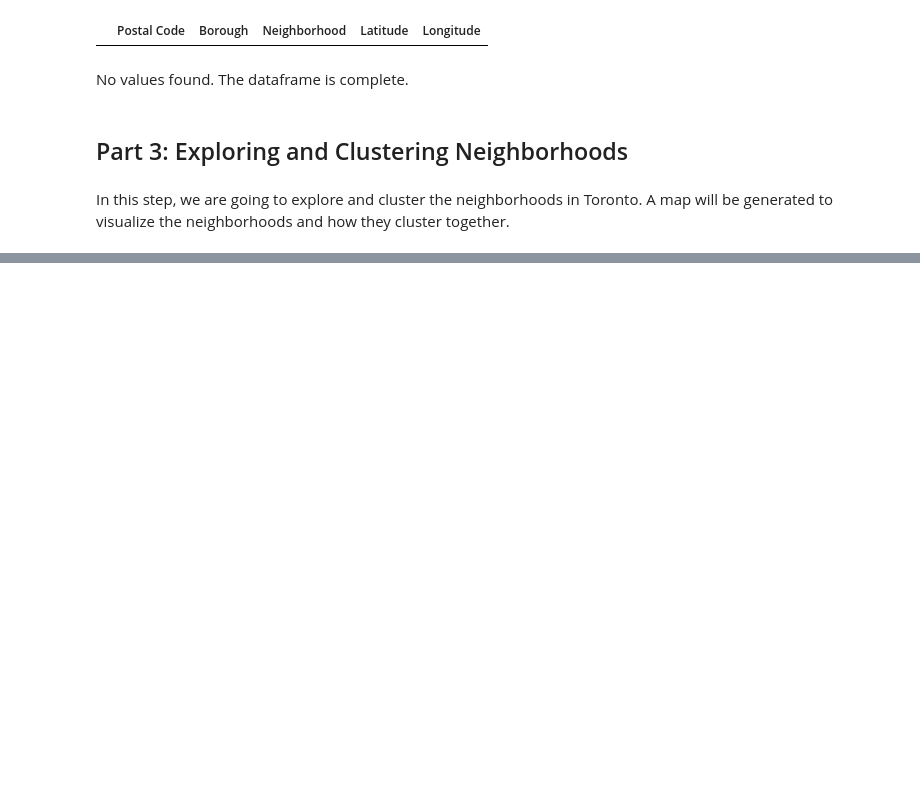
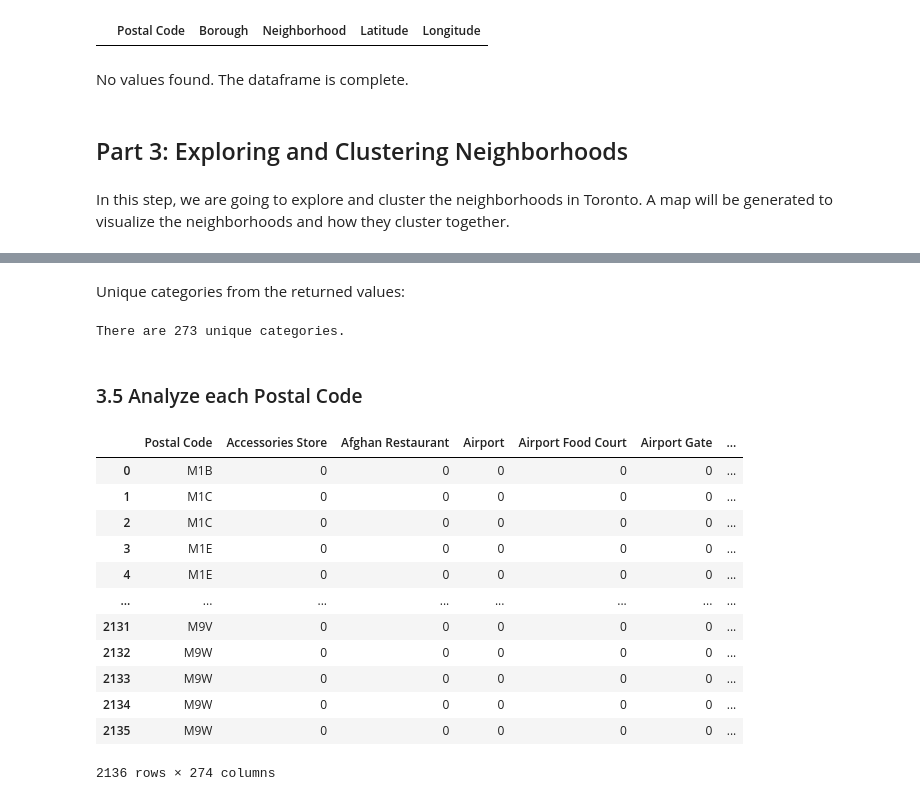
Before and after one commit to rcdpereira/Coursera_Capstone, a Jupyter notebook: Coursera_Capstone_Week-3.ipynb, the cells around one changed output, grey strips where cells are left out. Saved outputs shown, nothing was run; the diff lists cells and outputs as text; code cells hidden in the pictures; blank space fills up the shorter version.

```diff
--- a/Coursera_Capstone_Week-3.ipynb
+++ b/Coursera_Capstone_Week-3.ipynb
@@ -134,0 +220,27 @@ In this step, we are going to explore and cluster the neighborhoods in Toronto.
+# %%
+# function that extracts the category of the venue
+def get_category_type(row):
+    try:
+        categories_list = row['categories']
+    except:
+        categories_list = row['venue.categories']
+
+    if len(categories_list) == 0:
+        return None
+    else:
+        return categories_list[0]['name']
+# %%
+venues = results['response']['groups'][0]['items']
+nearby_venues = pd.json_normalize(venues) # flatten JSON
+
+# filter columns
+filtered_columns = ['venue.name', 'venue.categories', 'venue.location.lat', 'venue.location.lng']
+nearby_venues = nearby_venues.loc[:, filtered_columns]
+
+# filter the category for each row
+nearby_venues['venue.categories'] = nearby_venues.apply(get_category_type, axis=1)
+
+# clean columns
+nearby_venues.columns = [col.split(".")[-1] for col in nearby_venues.columns]
+
+nearby_venues.head()
@@ -134,0 +298,5 @@ In this step, we are going to explore and cluster the neighborhoods in Toronto.
+# %%
+toronto_venues = getNearbyVenues(postcodes=df['Postal Code'],
+                                   latitudes=df['Latitude'],
+                                   longitudes=df['Longitude']
+                                  )
@@ -134,0 +335,34 @@ In this step, we are going to explore and cluster the neighborhoods in Toronto.
+# %% [markdown]
+Unique categories from the returned values:
+# %%
+print('There are {} unique categories.'.format(len(toronto_venues['Venue Category'].unique())))
+# %% [output]
+There are 273 unique categories.
+# %% [markdown]
+### 3.5 Analyze each Postal Code
+# %%
+# one hot encoding
+toronto_onehot = pd.get_dummies(toronto_venues[['Venue Category']], prefix="", prefix_sep="")
+
+# add postal code column back to dataframe
+toronto_onehot['Postal Code'] = toronto_venues['Postal Code']
+
+# move postal code column to the first column
+fixed_columns = [toronto_onehot.columns[-1]] + list(toronto_onehot.columns[:-1])
+toronto_onehot = toronto_onehot[fixed_columns]
+
+toronto_onehot
+# %% [output]
+|  | Postal Code | Accessories Store | Afghan Restaurant | Airport | Airport Food Court | Airport Gate | ... |
+| 0 | M1B | 0 | 0 | 0 | 0 | 0 | ... |
+| 1 | M1C | 0 | 0 | 0 | 0 | 0 | ... |
+| 2 | M1C | 0 | 0 | 0 | 0 | 0 | ... |
+| 3 | M1E | 0 | 0 | 0 | 0 | 0 | ... |
+| 4 | M1E | 0 | 0 | 0 | 0 | 0 | ... |
+| ... | ... | ... | ... | ... | ... | ... | ... |
+| 2131 | M9V | 0 | 0 | 0 | 0 | 0 | ... |
+| 2132 | M9W | 0 | 0 | 0 | 0 | 0 | ... |
+| 2133 | M9W | 0 | 0 | 0 | 0 | 0 | ... |
+| 2134 | M9W | 0 | 0 | 0 | 0 | 0 | ... |
+| 2135 | M9W | 0 | 0 | 0 | 0 | 0 | ... |
+2136 rows × 274 columns
```
Also changed, not shown: parts of 82 cells of this notebook.
